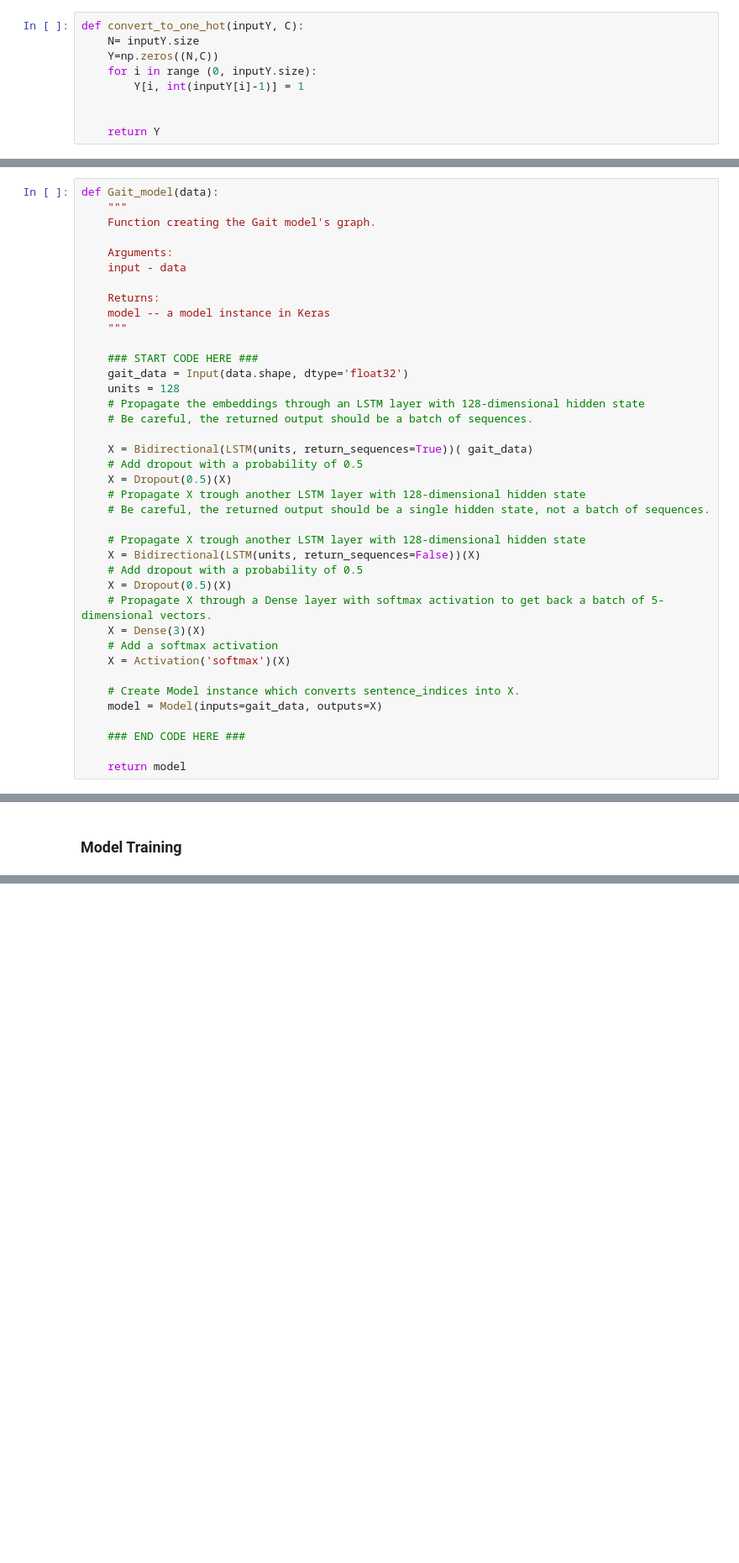
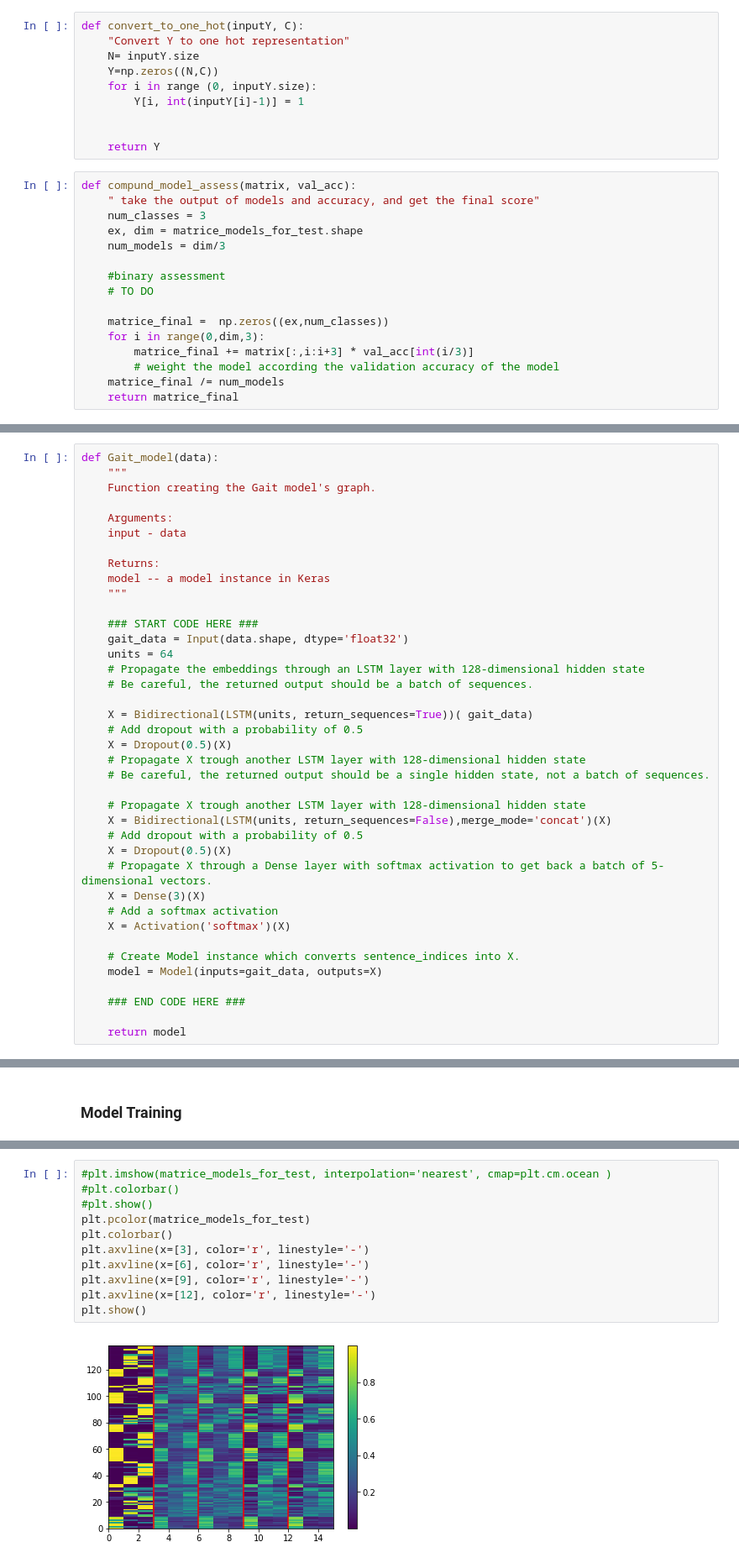
Before and after one commit to margokhokhlova/LSTM_gait_model, a Jupyter notebook: RNN_bidirectional_multiple_stack.ipynb, the cells around one changed output, grey strips where cells are left out. Shown at 84% size. Saved outputs shown, nothing was run; the diff lists cells and outputs as text; blank space fills up the shorter version.

Commit message:
final_compund

```diff
--- a/RNN_bidirectional_multiple_stack.ipynb
+++ b/RNN_bidirectional_multiple_stack.ipynb
@@ -178,5 +155,6 @@ def Random_Selection_train_val_test (X_all, N):
 # %%
 def convert_to_one_hot(inputY, C):
+    "Convert Y to one hot representation"
     N= inputY.size
     Y=np.zeros((N,C))
     for i in range (0, inputY.size):
@@ -184,3 +162,19 @@ def convert_to_one_hot(inputY, C):
 
 
     return Y
+# %%
+def compund_model_assess(matrix, val_acc):
+    " take the output of models and accuracy, and get the final score"
+    num_classes = 3
+    ex, dim = matrice_models_for_test.shape
+    num_models = dim/3
+
+    #binary assessment
+    # TO DO
+
+    matrice_final =  np.zeros((ex,num_classes))
+    for i in range(0,dim,3):
+        matrice_final += matrix[:,i:i+3] * val_acc[int(i/3)]
+        # weight the model according the validation accuracy of the model
+    matrice_final /= num_models
+    return matrice_final
@@ -198,7 +227,7 @@ def Gait_model(data):
 
     ### START CODE HERE ###
     gait_data = Input(data.shape, dtype='float32')
-    units = 128
+    units = 64
     # Propagate the embeddings through an LSTM layer with 128-dimensional hidden state
     # Be careful, the returned output should be a batch of sequences.
 
@@ -209,7 +238,7 @@ def Gait_model(data):
     # Be careful, the returned output should be a single hidden state, not a batch of sequences.
 
     # Propagate X trough another LSTM layer with 128-dimensional hidden state
-    X = Bidirectional(LSTM(units, return_sequences=False))(X)
+    X = Bidirectional(LSTM(units, return_sequences=False),merge_mode='concat')(X)
     # Add dropout with a probability of 0.5
     X = Dropout(0.5)(X)
     # Propagate X through a Dense layer with softmax activation to get back a batch of 5-dimensional vectors.
@@ -345,0 +369,13 @@ fRes.close()
+# %%
+#plt.imshow(matrice_models_for_test, interpolation='nearest', cmap=plt.cm.ocean )
+#plt.colorbar()
+#plt.show()
+plt.pcolor(matrice_models_for_test)
+plt.colorbar()
+plt.axvline(x=[3], color='r', linestyle='-')
+plt.axvline(x=[6], color='r', linestyle='-')
+plt.axvline(x=[9], color='r', linestyle='-')
+plt.axvline(x=[12], color='r', linestyle='-')
+plt.show()
+# %% [output]
+[figure, added]
```
Also changed, not shown: parts of 13 cells of this notebook, 6 other files.
